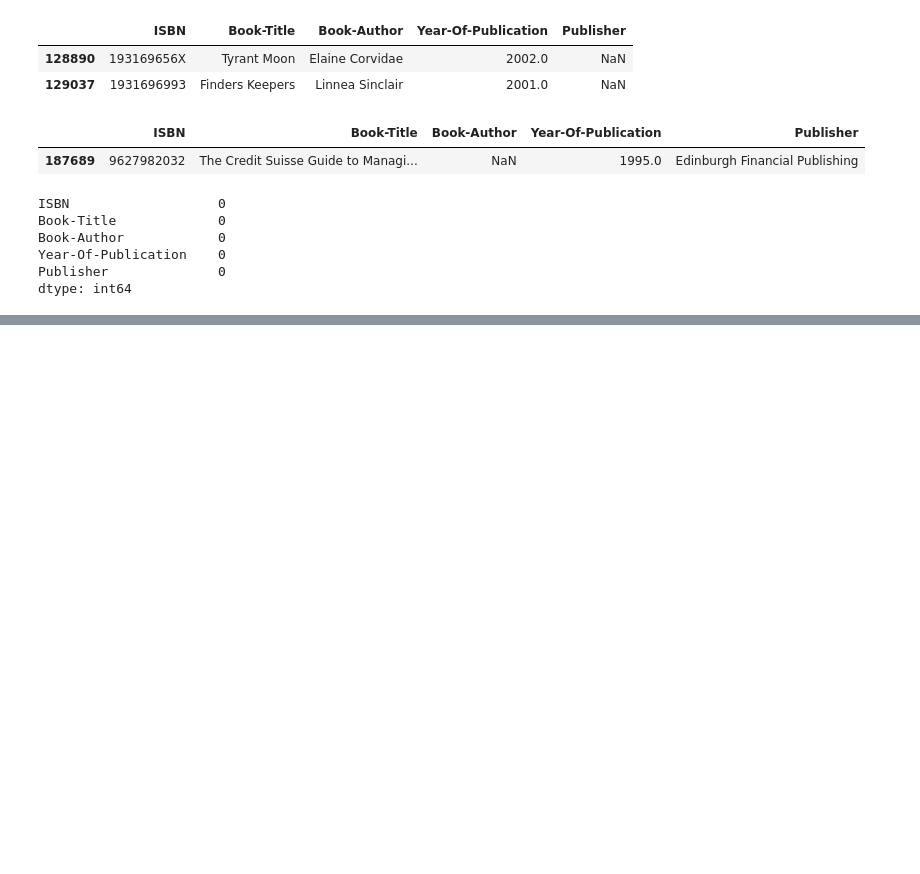
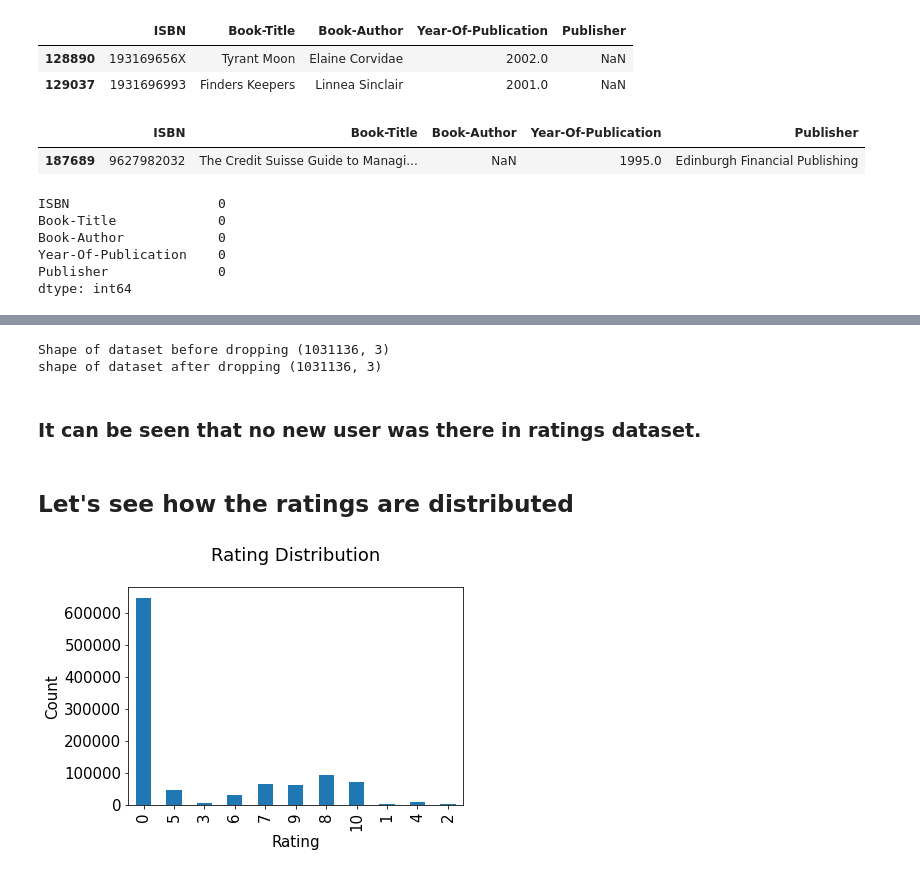
Before and after one commit to Umesh1307/Book-Recommendation-System, a Jupyter notebook: Books_Recommendation_System.ipynb, the cells around one changed output, grey strips where cells are left out. Saved outputs shown, nothing was run; the diff lists cells and outputs as text; code cells hidden in the pictures; blank space fills up the shorter version.

Commit message:
Explored Rating Dataset :)

```diff
--- a/Books_Recommendation_System.ipynb
+++ b/Books_Recommendation_System.ipynb
@@ -569,0 +574,3 @@ dtype: int64
+# %%
+# Let's load the rating dataset
+rating_df=pd.read_csv("/content/drive/MyDrive/Almabetter Project/Capstone - Projects/ML (Unsupervised Learning) Recommendation System/Ratings.csv")
@@ -569,0 +599,4 @@ dtype: int64
+# %%
+# Taking only those rating for which we have books in our book dataframe
+rating_new_df = rating_df[rating_df.ISBN.isin(books_df.ISBN)]
+rating_df.shape,rating_new_df.shape
@@ -569,0 +624,20 @@ dtype: int64
+# %%
+print("Shape of dataset before dropping",rating_new_df.shape)
+rating_new_df = rating_new_df[rating_new_df['User-ID'].isin(user_df['User-ID'])]
+print("shape of dataset after dropping",rating_new_df.shape)
+# %% [output]
+Shape of dataset before dropping (1031136, 3)
+shape of dataset after dropping (1031136, 3)
+# %% [markdown]
+### It can be seen that no new user was there in ratings dataset.
+# %% [markdown]
+## Let's see how the ratings are distributed
+# %%
+plt.rc("font", size=15)
+rating_new_df['Book-Rating'].value_counts(sort=False).plot(kind='bar')
+plt.title('Rating Distribution\n')
+plt.xlabel('Rating')
+plt.ylabel('Count')
+plt.show()
+# %% [output]
+[figure, added]
```
Also changed, not shown: parts of 22 cells of this notebook.
